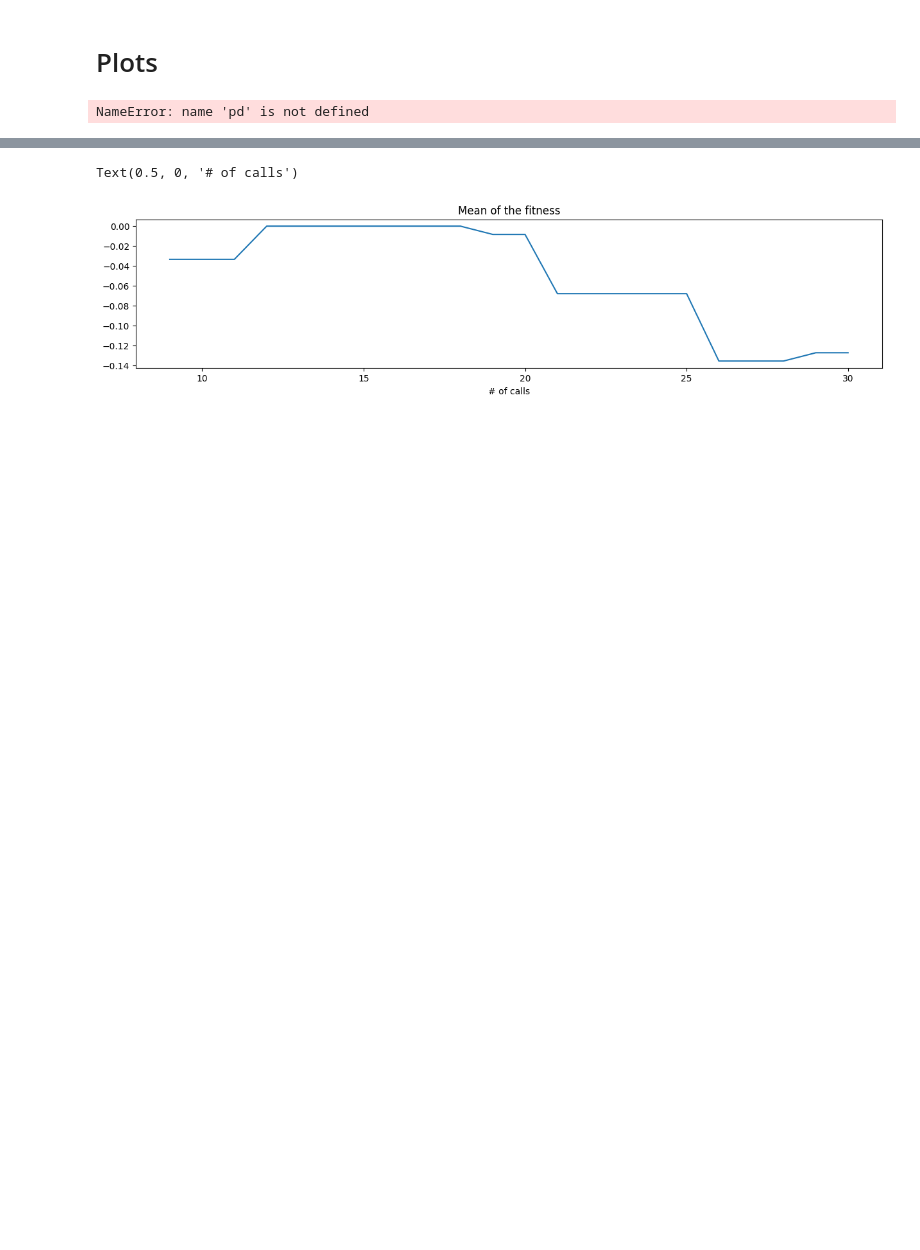
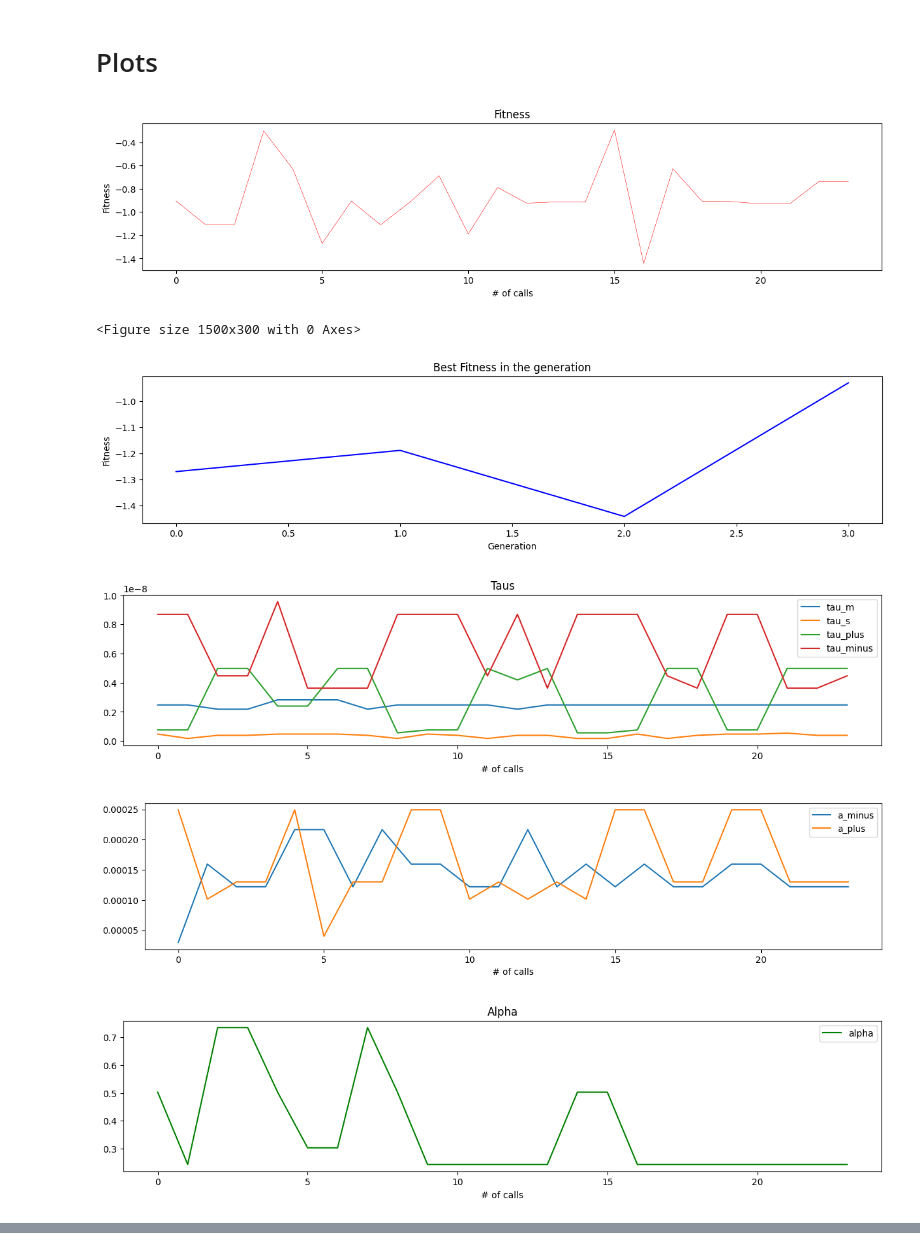
Before and after one commit to Fabiocufino/CMS-SpikingNeuralNetwork, a Jupyter notebook: Code/PythonTools/GeneticAlgorithmMultithreads.ipynb, the cells around one changed output, grey strips where cells are left out. Cells and saved outputs as stored; diff of their text form; code cells hidden in the pictures; blank space fills up the shorter version.

```diff
--- a/Code/PythonTools/GeneticAlgorithmMultithreads.ipynb
+++ b/Code/PythonTools/GeneticAlgorithmMultithreads.ipynb
@@ -165,13 +146,13 @@ random.seed(random.random())
 num_parameters = 12
 
 # Initialize parameters
-population_size = 10
+population_size = 6
 MAX_population_size = 20
 
 num_childs = 4
 pc = 0.6  # Probability of crossover
-pm = 0.1  # Probability of mutation
+pm = 0.01  # Probability of mutation
 
-N_ev = 300 #>100
+N_ev = 2000 #>100
 # %%
 tau_m, tau_m_MAX, tau_m_MIN = 1e-9, 1e-9*4, 1e-9/4
@@ -525,14 +478,41 @@ Python(88209) MallocStackLogging: can't turn off malloc stack logging because it
 #read the values.csv
 df = pd.read_csv('values.csv')
 
-#adjust the figure size
+# df = pd.read_csv('ga_0_01_negfitn.csv')
+# df = pd.read_csv('ga_0_1_posfitness.csv')
+
+
+
 plt.figure(figsize=(15,3))
-#plot the fitness
-plt.plot(df['fitness'])
+plt.plot(df['fitness'], 'r-', linewidth = 0.4)
 plt.title('Fitness')
 plt.xlabel('# of calls')
 plt.ylabel('Fitness')
 plt.show()
+
+
+#adjust the figure size
+plt.figure(figsize=(15,3))
+#plot the fitness
+pop_fit = []
+best_generat = []
+j = 0
+for i in range(len(df['fitness'])):
+    j = j + 1
+    pop_fit.append(df['fitness'][i])
+
+    if j == population_size:
+        best_generat.append(np.min(pop_fit))
+        j = 0
+        pop_fit = []
+
+plt.figure(figsize=(15,3))
+plt.plot(best_generat, 'b-')
+plt.title('Best Fitness in the generation')
+plt.xlabel('Generation')
+plt.ylabel('Fitness')
+plt.show()
+
 
 #plot the taus
 plt.figure(figsize=(15,3))
@@ -541,37 +521,48 @@ plt.plot(df['tau_s'], label='tau_s')
 plt.plot(df['tau_plus'], label='tau_plus')
 plt.plot(df['tau_minus'], label='tau_minus')
 plt.title('Taus')
+plt.xlabel('# of calls')
 plt.legend()
 plt.show()
 
 #plt the a
 plt.figure(figsize=(15,3))
 plt.plot(df['a_minus'], label='a_minus')
 plt.plot(df['a_plus'], label='a_plus')
+plt.xlabel('# of calls')
 plt.legend()
 plt.show()
 
 
 plt.figure(figsize=(15,3))
-plt.plot(df['alpha'], label='alpha')
+plt.plot(df['alpha'], label='alpha', color = 'green')
+plt.xlabel('# of calls')
+plt.title('Alpha')
 plt.legend()
 plt.show()
 
 #plot the CFI
 plt.figure(figsize=(15,3))
 plt.plot(df['CFI0'], label='CFI0')
 plt.plot(df['CF01'], label='CF01')
 plt.plot(df['CFI1'], label='CFI1')
-plt.title('Cutted')
+plt.xlabel('# of calls')
+plt.title('Connection Fractions')
 plt.legend()
 plt.show()
 
 #plot the TH
 plt.figure(figsize=(15,3))
 plt.plot(df['TH0'], label='TH0')
 plt.plot(df['TH1'], label='TH1')
+plt.xlabel('# of calls')
 plt.title('TH')
 plt.legend()
 plt.show()
 # %% [output]
+[figure, added]
-NameError: name 'pd' is not defined
+<Figure size 1500x300 with 0 Axes>
+[figure, added]
+[figure, added]
+[figure, added]
+[figure, added]
@@ -578,12 +571,3 @@ NameError: name 'pd' is not defined
-# %%
-#plot the mean of the fitness
-plt.figure(figsize=(15,3))
-plt.plot(df['fitness'].rolling(window=10).mean())
-plt.title('Mean of the fitness')
-plt.xlabel('# of calls')
-# %% [output]
-Text(0.5, 0, '# of calls')
-[figure, removed]
 # %%
 #find the best fitness and the corresponding paraemters
 best_fitness = df['fitness'].min()
```
Also changed, not shown: parts of 12 cells of this notebook, 16 other files.
